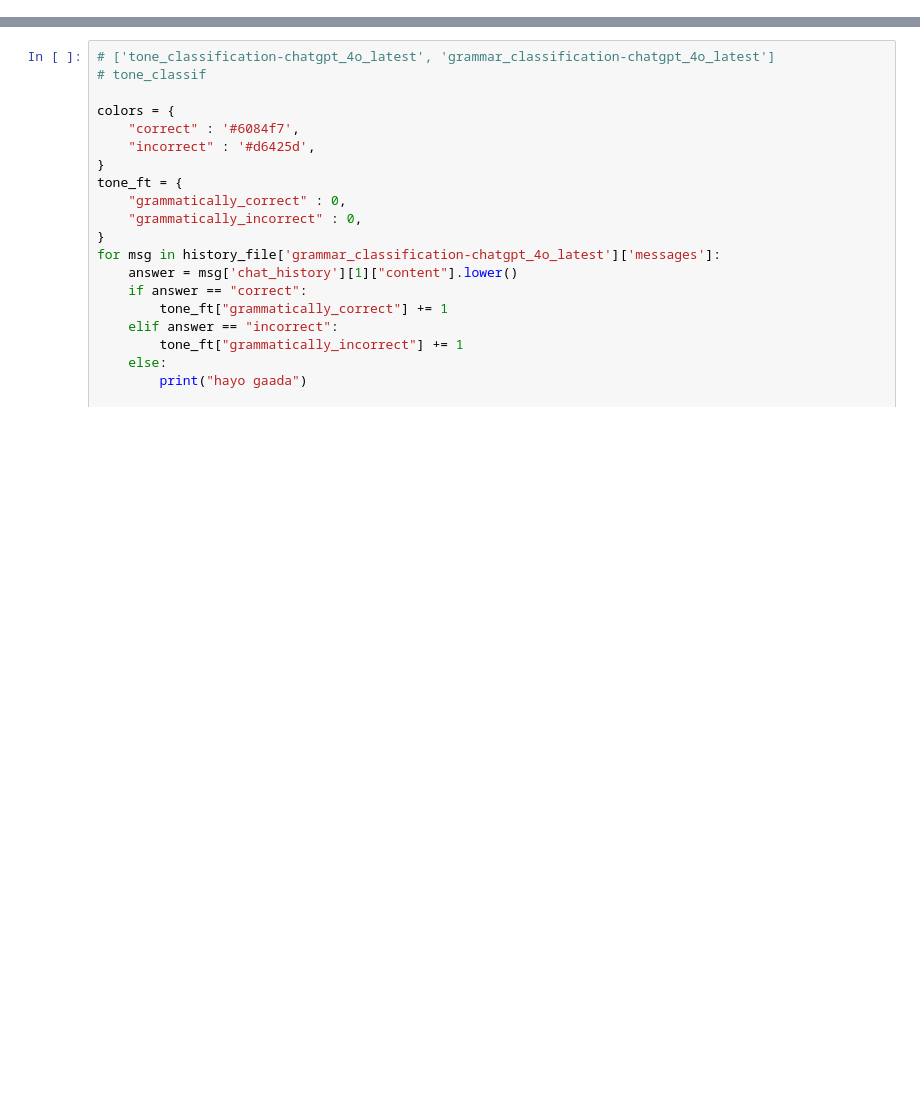
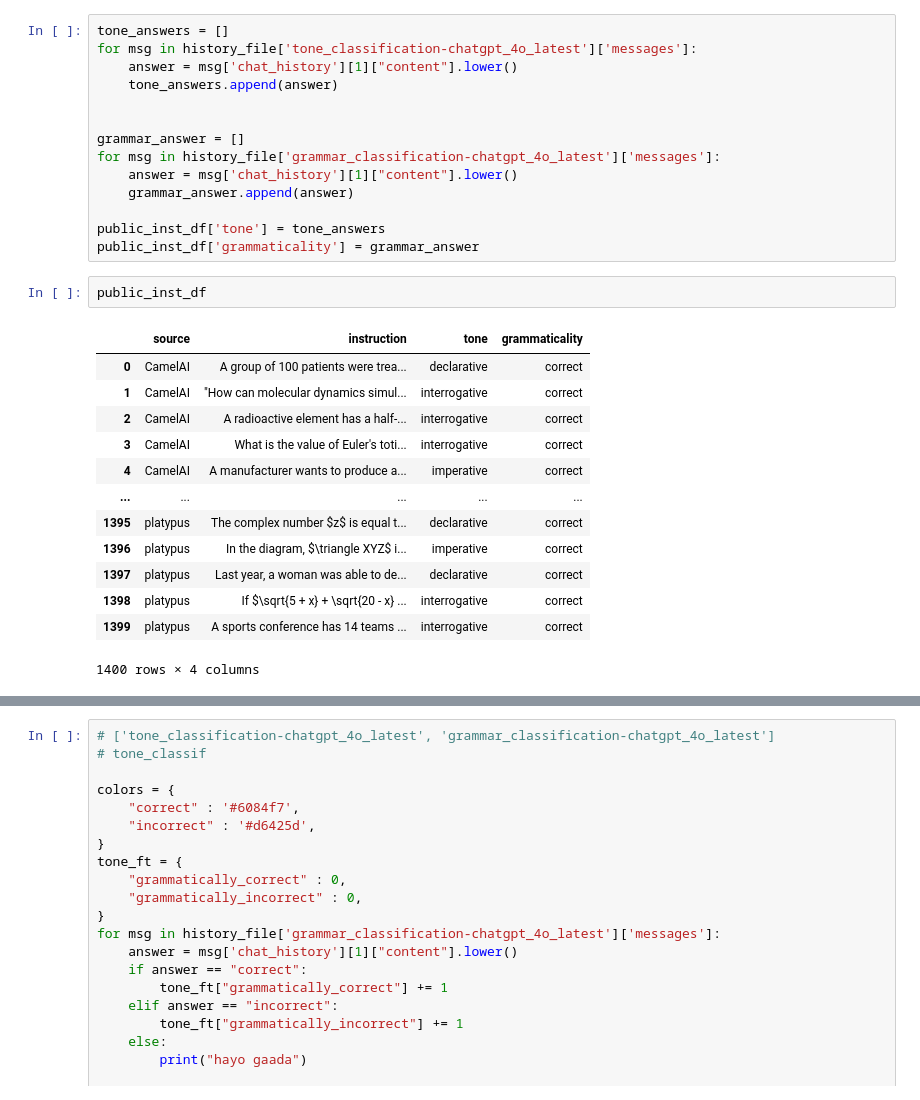
Before and after one commit to rayendito/prompt-fairness, a Jupyter notebook: pub_inst_data_analysis.ipynb, the cells around one changed output, grey strips where cells are left out. Saved outputs shown, nothing was run; the diff lists cells and outputs as text; blank space fills up the shorter version.

```diff
--- a/pub_inst_data_analysis.ipynb
+++ b/pub_inst_data_analysis.ipynb
@@ -5,0 +26,30 @@ history_file = json.load(open(INST_TUNING_CLASSIF_HISTORY, "r"))
+# %%
+tone_answers = []
+for msg in history_file['tone_classification-chatgpt_4o_latest']['messages']:
+    answer = msg['chat_history'][1]["content"].lower()
+    tone_answers.append(answer)
+
+
+grammar_answer = []
+for msg in history_file['grammar_classification-chatgpt_4o_latest']['messages']:
+    answer = msg['chat_history'][1]["content"].lower()
+    grammar_answer.append(answer)
+
+public_inst_df['tone'] = tone_answers
+public_inst_df['grammaticality'] = grammar_answer
+# %%
+public_inst_df
+# %% [output]
+|  | source | instruction | tone | grammaticality |
+| 0 | CamelAI | A group of 100 patients were trea... | declarative | correct |
+| 1 | CamelAI | "How can molecular dynamics simul... | interrogative | correct |
+| 2 | CamelAI | A radioactive element has a half-... | interrogative | correct |
+| 3 | CamelAI | What is the value of Euler's toti... | interrogative | correct |
+| 4 | CamelAI | A manufacturer wants to produce a... | imperative | correct |
+| ... | ... | ... | ... | ... |
+| 1395 | platypus | The complex number $z$ is equal t... | declarative | correct |
+| 1396 | platypus | In the diagram, $\triangle XYZ$ i... | imperative | correct |
+| 1397 | platypus | Last year, a woman was able to de... | declarative | correct |
+| 1398 | platypus | If $\sqrt{5 + x} + \sqrt{20 - x} ... | interrogative | correct |
+| 1399 | platypus | A sports conference has 14 teams ... | interrogative | correct |
+1400 rows × 4 columns
```
Also changed, not shown: parts of 6 cells of this notebook, 1 other file.
